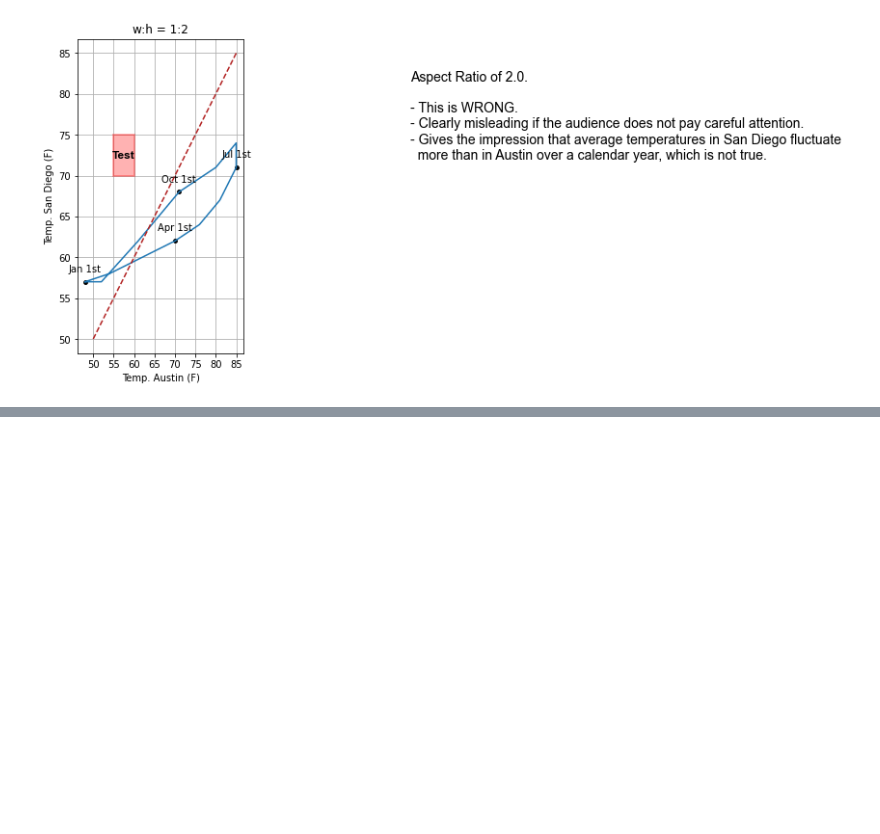
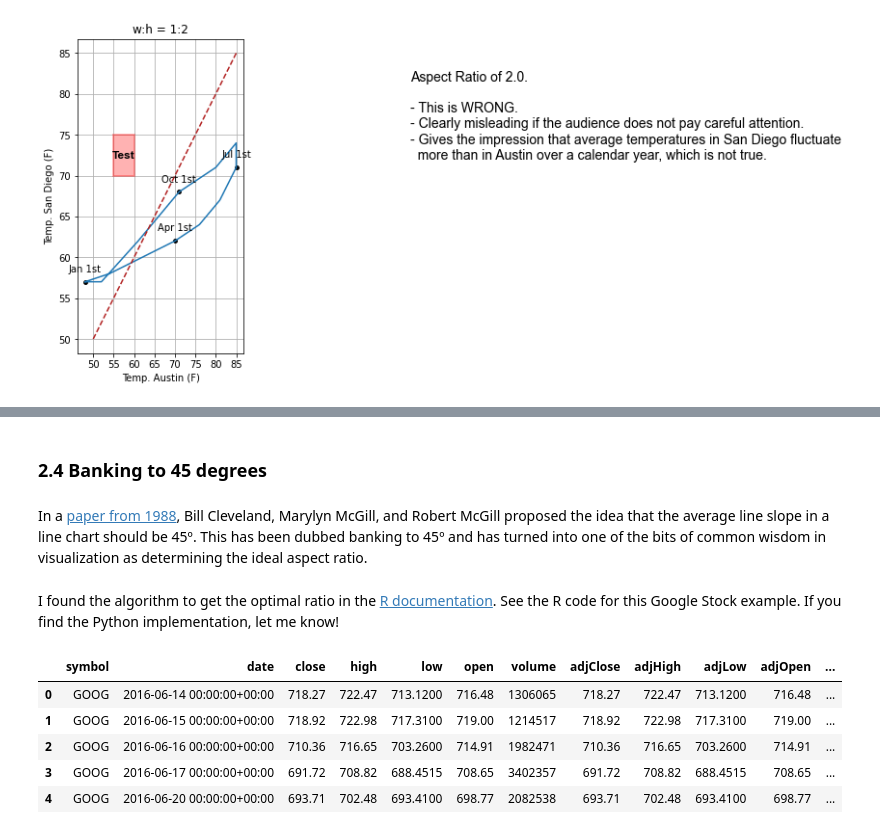
Before and after one commit to LorenzoPeve/Data-Viz, a Jupyter notebook: 03_Coordinate_Axes/02_aspect_ratio.ipynb, the cells around one changed output, grey strips where cells are left out. Cells and saved outputs as stored; diff of their text form; code cells hidden in the pictures; blank space fills up the shorter version.

```diff
--- a/03_Coordinate_Axes/02_aspect_ratio.ipynb
+++ b/03_Coordinate_Axes/02_aspect_ratio.ipynb
@@ -195,0 +233,16 @@ plt.show()
+# %% [markdown]
+### 2.4 Banking to 45 degrees
+# %% [markdown]
+In a [paper from 1988](https://www.jstor.org/stable/2288843), Bill Cleveland, Marylyn McGill, and Robert McGill proposed the idea that the average line slope in a line chart should be 45º. This has been dubbed banking to 45º and has turned into one of the bits of common wisdom in visualization as determining the ideal aspect ratio.
+# %% [markdown]
+I found the algorithm to get the optimal ratio in the [R documentation](https://search.r-project.org/CRAN/refmans/ggthemes/html/bank_slopes.html). See the R code for this Google Stock example. If you find the Python implementation, let me know!
+# %%
+df = pd.read_csv('google.csv')
+df.head()
+# %% [output]
+|  | symbol | date | close | high | low | open | volume | adjClose | adjHigh | adjLow | adjOpen | ... |
+| 0 | GOOG | 2016-06-14 00:00:00+00:00 | 718.27 | 722.47 | 713.1200 | 716.48 | 1306065 | 718.27 | 722.47 | 713.1200 | 716.48 | ... |
+| 1 | GOOG | 2016-06-15 00:00:00+00:00 | 718.92 | 722.98 | 717.3100 | 719.00 | 1214517 | 718.92 | 722.98 | 717.3100 | 719.00 | ... |
+| 2 | GOOG | 2016-06-16 00:00:00+00:00 | 710.36 | 716.65 | 703.2600 | 714.91 | 1982471 | 710.36 | 716.65 | 703.2600 | 714.91 | ... |
+| 3 | GOOG | 2016-06-17 00:00:00+00:00 | 691.72 | 708.82 | 688.4515 | 708.65 | 3402357 | 691.72 | 708.82 | 688.4515 | 708.65 | ... |
+| 4 | GOOG | 2016-06-20 00:00:00+00:00 | 693.71 | 702.48 | 693.4100 | 698.77 | 2082538 | 693.71 | 702.48 | 693.4100 | 698.77 | ... |
```
Also changed, not shown: parts of 24 cells of this notebook.
